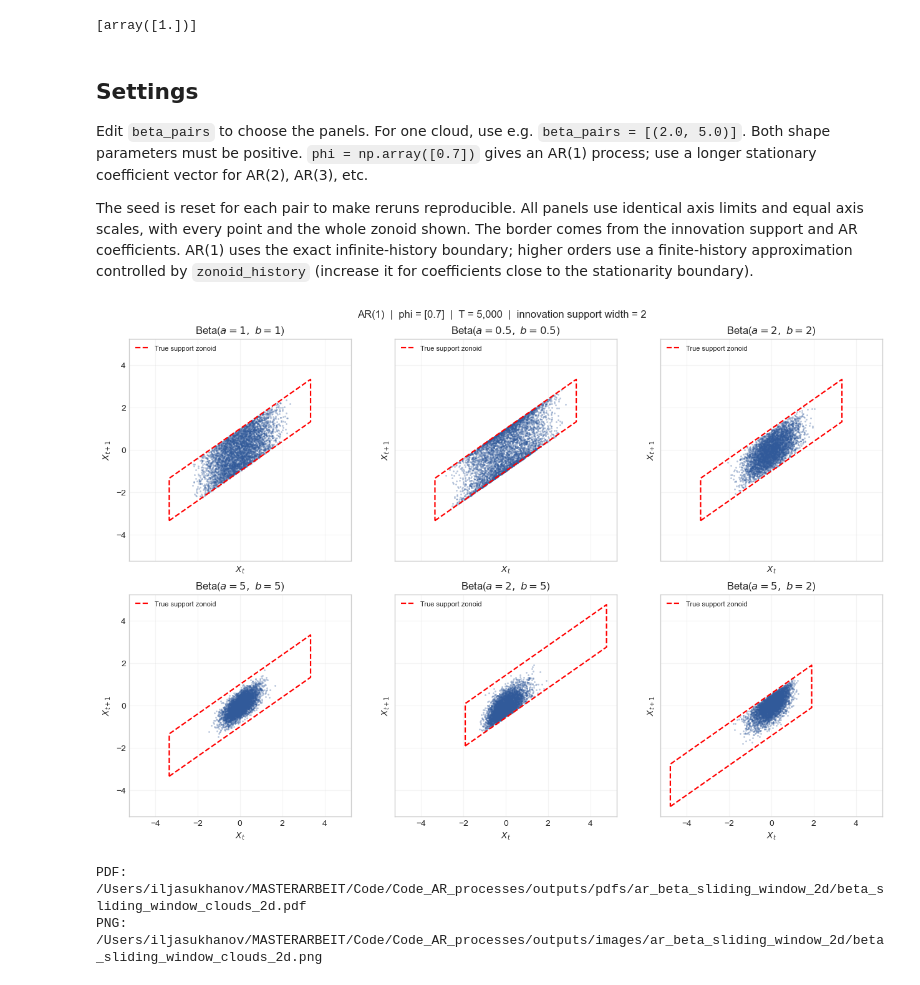
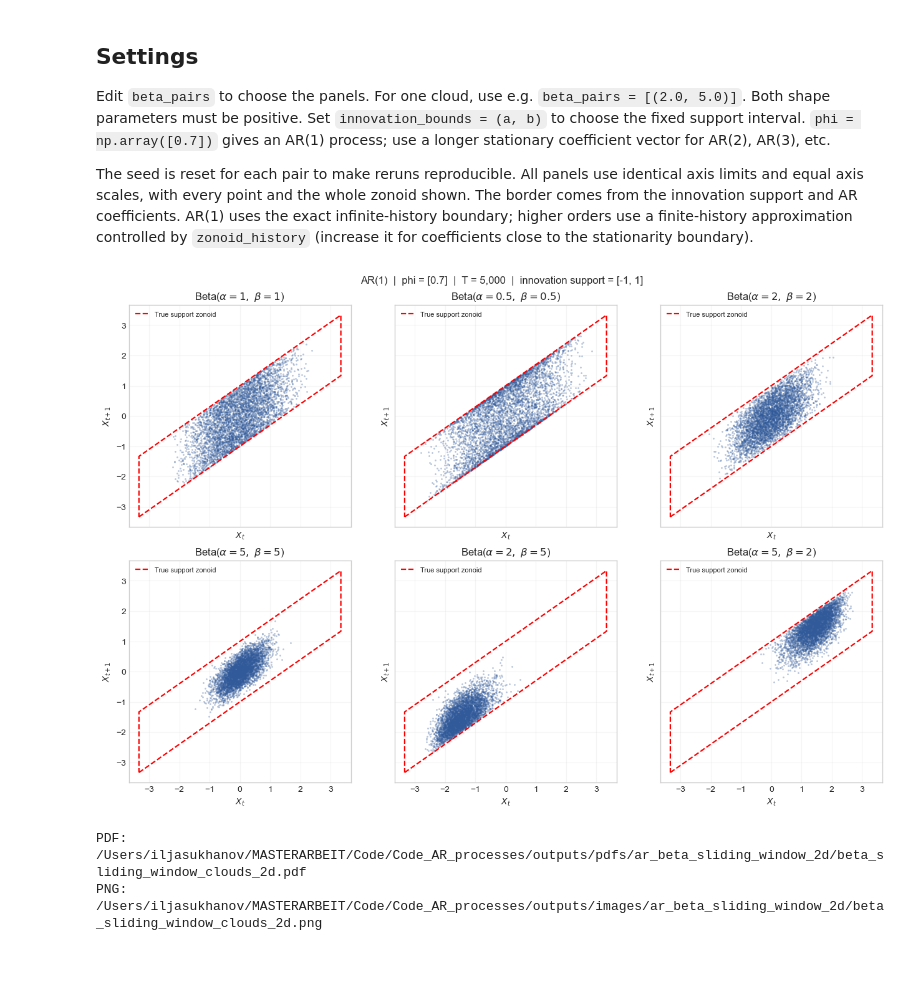
Before and after one commit to IljaSukhanov/MASTERARBEIT, a Jupyter notebook: Code/Code_AR_processes/ar_beta_sliding_window_2d.ipynb, the cells around one changed output. Saved outputs shown, nothing was run; the diff lists cells and outputs as text; code cells hidden in the pictures.

```diff
--- a/Code/Code_AR_processes/ar_beta_sliding_window_2d.ipynb
+++ b/Code/Code_AR_processes/ar_beta_sliding_window_2d.ipynb
@@ -50,15 +52,12 @@ PDF_DIR = AR_CODE_DIR / "outputs" / "pdfs" / NOTEBOOK_NAME
 IMAGE_DIR = AR_CODE_DIR / "outputs" / "images" / NOTEBOOK_NAME                                      ### INFRASTRUCTURE
 PDF_DIR.mkdir(parents=True, exist_ok=True)                                                          ### INFRASTRUCTURE
 IMAGE_DIR.mkdir(parents=True, exist_ok=True)                                                        ### INFRASTRUCTURE
-# %%
-[np.ones(1)]
-# %% [output]
-[array([1.])]
 # %% [markdown]
 ## Settings
 
 Edit `beta_pairs` to choose the panels. For one cloud, use e.g.
 `beta_pairs = [(2.0, 5.0)]`. Both shape parameters must be positive.
+Set `innovation_bounds = (a, b)` to choose the fixed support interval.
 `phi = np.array([0.7])` gives an AR(1) process; use a longer stationary
 coefficient vector for AR(2), AR(3), etc.
 
@@ -81,7 +80,7 @@ beta_pairs = [
 
 sample_size = 5_000
 burnin = 1_000
-support_width = 2.0
+innovation_bounds = (-1.0, 1.0)
 process_seed = 42
 columns = 3
 point_size = 4
@@ -92,6 +91,12 @@ zonoid_history = 2_000
 # %%
 from Code.Code_AR_processes.ar_tools.support_geometry import theoretical_support_zonoid_2d
 # %%
+import importlib
+from Code.Code_AR_processes.ar_tools import functions as ar_functions
+
+# Refresh the simulator after shared-code edits in an existing notebook session.
+simulate_beta_ar = importlib.reload(ar_functions).simulate_beta_ar
+
 phi = np.asarray(phi, dtype=float)
 if phi.ndim != 1 or len(phi) == 0 or not np.all(np.isfinite(phi)):
     raise ValueError("phi must be a nonempty, finite coefficient vector.")
@@ -101,16 +106,13 @@ if not stationary:
 if not isinstance(sample_size, (int, np.integer)) or sample_size < 2:
     raise ValueError("sample_size must be an integer of at least 2.")
 if not beta_pairs:
-    raise ValueError("Add at least one (a, b) pair to beta_pairs.")
+    raise ValueError("Add at least one (alpha, beta) pair to beta_pairs.")
 if not isinstance(columns, (int, np.integer)) or columns < 1:
     raise ValueError("columns must be a positive integer.")
 
 clouds = []
 zonoid_boundaries = []
-for a, b in beta_pairs:
-    innovation_bounds = centered_beta_support(
-        alpha=a, beta=b, support_width=support_width
-    )
+for alpha, beta in beta_pairs:
     zonoid_boundaries.append(theoretical_support_zonoid_2d(
         phi, innovation_bounds, history=zonoid_history
     ))
@@ -118,9 +120,9 @@ for a, b in beta_pairs:
         phi,
         sample_size=sample_size,
         burnin=burnin,
-        support_width=support_width,
-        alpha=a,
-        beta=b,
+        innovation_bounds=innovation_bounds,
+        alpha=alpha,
+        beta=beta,
         rng=process_seed,
     )
     cloud = sliding_window_point_cloud(
@@ -145,7 +147,7 @@ with plt.style.context("seaborn-v0_8-whitegrid"):
         sharex=True, sharey=True, squeeze=False,                                                    ### PLOTTING
         constrained_layout=True,                                                                    ### PLOTTING
     )                                                                                               ### PLOTTING
-    for ax, (a, b), cloud, boundary in zip(                                                         ### PLOTTING
+    for ax, (alpha, beta), cloud, boundary in zip(                                                ### PLOTTING
         axes.flat, beta_pairs, clouds, zonoid_boundaries                                            ### PLOTTING
     ):                                                                                              ### PLOTTING
         ax.scatter(                                                                                 ### PLOTTING
@@ -157,35 +159,36 @@ with plt.style.context("seaborn-v0_8-whitegrid"):
             boundary[:, 0], boundary[:, 1],                                                         ### PLOTTING
             color="red", linestyle="--", linewidth=1.6, zorder=3,                                   ### PLOTTING
             label="True support zonoid" if len(phi) == 1                                            ### PLOTTING
             else f"Support zonoid (H={zonoid_history:,})",                                          ### PLOTTING
         )                                                                                           ### PLOTTING
         ax.legend(loc="upper left", fontsize=8, framealpha=0.9)                                     ### PLOTTING
         ax.set(                                                                                     ### PLOTTING
-            title=fr"Beta($a={a:g},\ b={b:g}$)",                                                    ### PLOTTING
+            title=fr"Beta($\alpha={alpha:g},\ \beta={beta:g}$)",                                  ### PLOTTING
             xlabel=r"$X_t$", ylabel=r"$X_{t+1}$",                                                   ### PLOTTING
             xlim=axis_limits, ylim=axis_limits,                                                     ### PLOTTING
         )                                                                                           ### PLOTTING
         ax.set_aspect("equal", adjustable="box")                                                    ### PLOTTING
         ax.grid(alpha=0.2)                                                                          ### PLOTTING
     for ax in list(axes.flat)[len(beta_pairs):]:                                                    ### PLOTTING
         ax.set_visible(False)                                                                       ### PLOTTING
 
     coefficient_label = np.array2string(phi, precision=3, separator=", ")                           ### PLOTTING
     fig.suptitle(                                                                                   ### PLOTTING
         f"AR({len(phi)})  |  phi = {coefficient_label}  |  "                                        ### PLOTTING
-        f"T = {sample_size:,}  |  innovation support width = {support_width:g}",                    ### PLOTTING
+        f"T = {sample_size:,}  |  innovation support = "                                          ### PLOTTING
+        f"[{innovation_bounds[0]:g}, {innovation_bounds[1]:g}]",                                  ### PLOTTING
         fontsize=12,                                                                                ### PLOTTING
     )                                                                                               ### PLOTTING
     pdf_path = PDF_DIR / "beta_sliding_window_clouds_2d.pdf"                                        ### PLOTTING
     image_path = IMAGE_DIR / "beta_sliding_window_clouds_2d.png"                                    ### PLOTTING
     fig.savefig(pdf_path, bbox_inches="tight")                                                      ### PLOTTING
     fig.savefig(image_path, dpi=180, bbox_inches="tight")                                           ### PLOTTING
     plt.show()                                                                                      ### PLOTTING
     plt.close(fig)                                                                                  ### PLOTTING
 
 print(f"PDF: {pdf_path}")                                                                           ### REPORTING
 print(f"PNG: {image_path}")                                                                         ### REPORTING
 # %% [output]
-[figure, old version]
+[figure, new version]
 PDF: /Users/iljasukhanov/MASTERARBEIT/Code/Code_AR_processes/outputs/pdfs/ar_beta_sliding_window_2d/beta_sliding_window_clouds_2d.pdf
 PNG: /Users/iljasukhanov/MASTERARBEIT/Code/Code_AR_processes/outputs/images/ar_beta_sliding_window_2d/beta_sliding_window_clouds_2d.png
```
Also changed, not shown: parts of 2 cells of this notebook, 39 other files.
